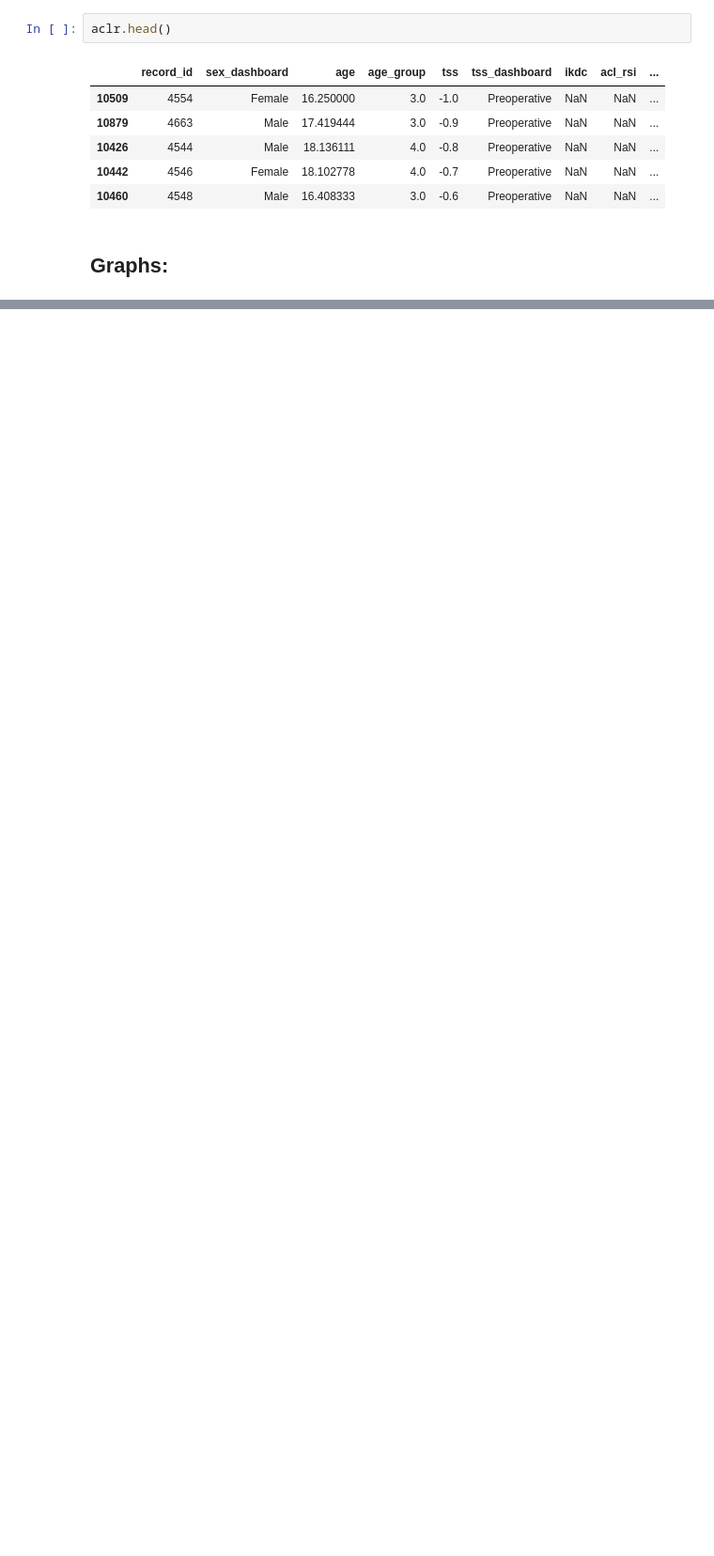
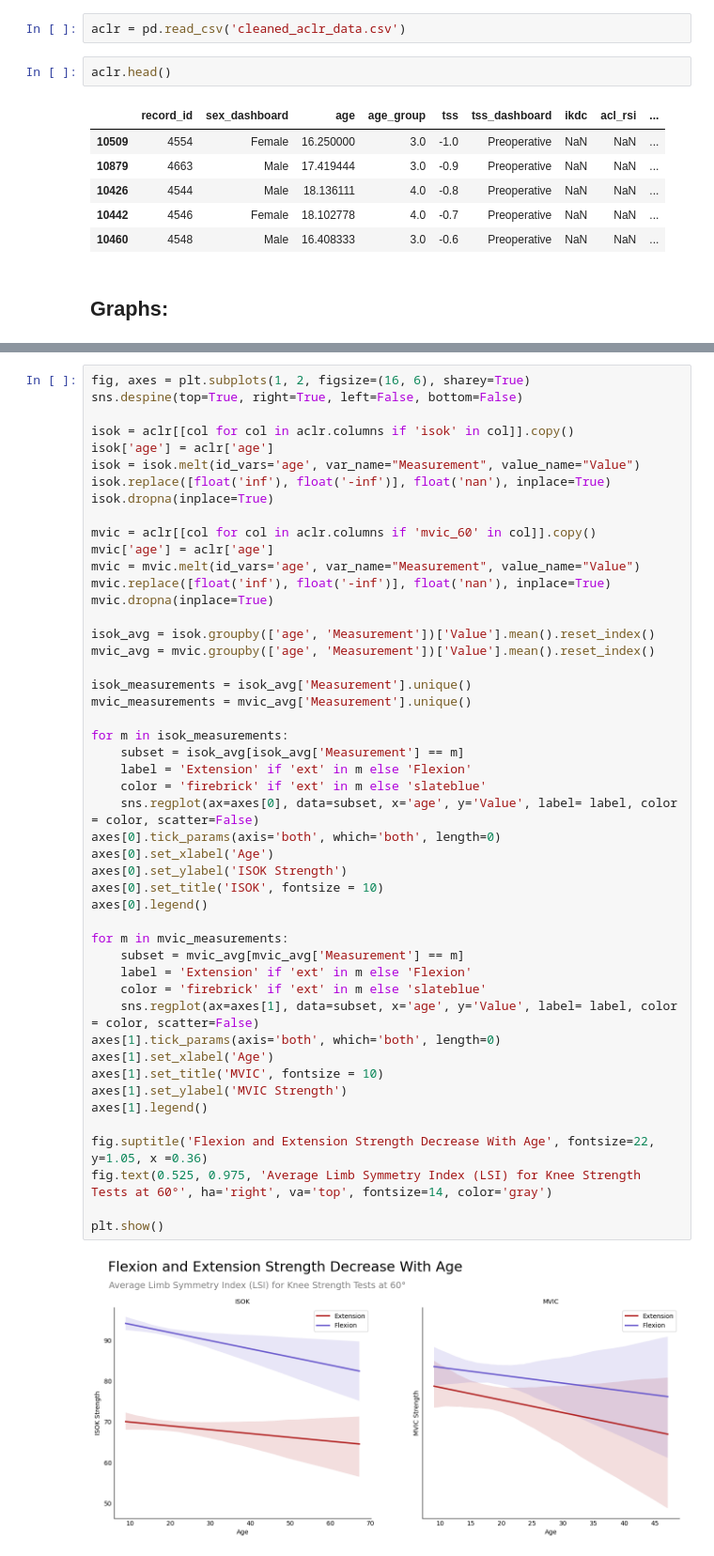
Before and after one commit to yxb8mh/finalproj, a Jupyter notebook: Initial_graphs.ipynb, the cells around one changed output, grey strips where cells are left out. Shown at 94% size. Saved outputs shown, nothing was run; the diff lists cells and outputs as text; blank space fills up the shorter version.

```diff
--- a/Initial_graphs.ipynb
+++ b/Initial_graphs.ipynb
@@ -23,3 +16,5 @@ aclr['age_group'] = aclr['age_group'].astype('category')
+# %%
+aclr = pd.read_csv('cleaned_aclr_data.csv')
 # %%
 aclr.head()
 # %% [output]
@@ -70,0 +29,50 @@ plt.show()
+# %%
+fig, axes = plt.subplots(1, 2, figsize=(16, 6), sharey=True)
+sns.despine(top=True, right=True, left=False, bottom=False)
+
+isok = aclr[[col for col in aclr.columns if 'isok' in col]].copy()
+isok['age'] = aclr['age']
+isok = isok.melt(id_vars='age', var_name="Measurement", value_name="Value")
+isok.replace([float('inf'), float('-inf')], float('nan'), inplace=True)
+isok.dropna(inplace=True)
+
+mvic = aclr[[col for col in aclr.columns if 'mvic_60' in col]].copy()
+mvic['age'] = aclr['age']
+mvic = mvic.melt(id_vars='age', var_name="Measurement", value_name="Value")
+mvic.replace([float('inf'), float('-inf')], float('nan'), inplace=True)
+mvic.dropna(inplace=True)
+
+isok_avg = isok.groupby(['age', 'Measurement'])['Value'].mean().reset_index()
+mvic_avg = mvic.groupby(['age', 'Measurement'])['Value'].mean().reset_index()
+
+isok_measurements = isok_avg['Measurement'].unique()
+mvic_measurements = mvic_avg['Measurement'].unique()
+
+for m in isok_measurements:
+    subset = isok_avg[isok_avg['Measurement'] == m]
+    label = 'Extension' if 'ext' in m else 'Flexion'
+    color = 'firebrick' if 'ext' in m else 'slateblue'
+    sns.regplot(ax=axes[0], data=subset, x='age', y='Value', label= label, color = color, scatter=False)
+axes[0].tick_params(axis='both', which='both', length=0)
+axes[0].set_xlabel('Age')
+axes[0].set_ylabel('ISOK Strength')
+axes[0].set_title('ISOK', fontsize = 10)
+axes[0].legend()
+
+for m in mvic_measurements:
+    subset = mvic_avg[mvic_avg['Measurement'] == m]
+    label = 'Extension' if 'ext' in m else 'Flexion'
+    color = 'firebrick' if 'ext' in m else 'slateblue'
+    sns.regplot(ax=axes[1], data=subset, x='age', y='Value', label= label, color = color, scatter=False)
+axes[1].tick_params(axis='both', which='both', length=0)
+axes[1].set_xlabel('Age')
+axes[1].set_title('MVIC', fontsize = 10)
+axes[1].set_ylabel('MVIC Strength')
+axes[1].legend()
+
+fig.suptitle('Flexion and Extension Strength Decrease With Age', fontsize=22, y=1.05, x =0.36)
+fig.text(0.525, 0.975, 'Average Limb Symmetry Index (LSI) for Knee Strength Tests at 60°', ha='right', va='top', fontsize=14, color='gray')
+
+plt.show()
+# %% [output]
+[figure, added]
```
Also changed, not shown: parts of 11 cells of this notebook.
